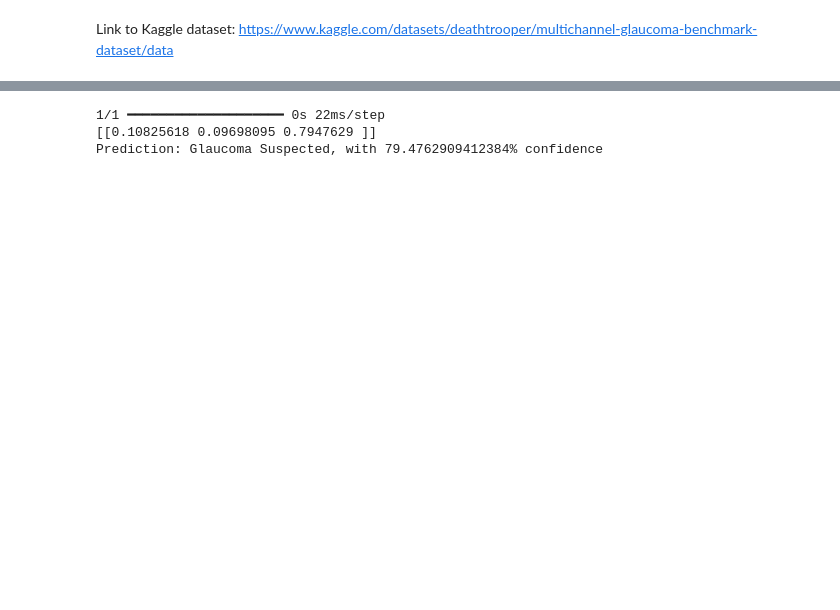
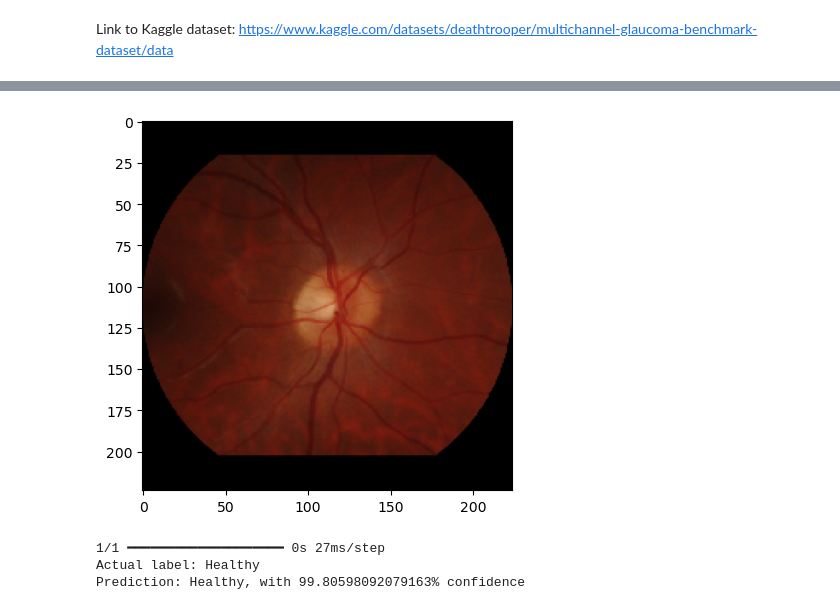
Before and after one commit to natejparker/glaucoma-predictive-imaging, a Jupyter notebook: glaucoma-predictive-imaging.ipynb, the cells around one changed output, grey strips where cells are left out. Saved outputs shown, nothing was run; the diff lists cells and outputs as text; code cells hidden in the pictures; blank space fills up the shorter version.

```diff
--- a/glaucoma-predictive-imaging.ipynb
+++ b/glaucoma-predictive-imaging.ipynb
@@ -216,21 +269,24 @@ Prediction: Glaucoma, with 98.65332841873169% confidence
 # %%
-img_path = 'full-fundus/full-fundus/PAPILA-21.png'
+img_path = 'full-fundus/full-fundus/PAPILA-22.png'
 img = image.load_img(img_path, target_size=(224, 224))
-
+plt.imshow(img)
+plt.show()
+plt.close()
 img_array_representation = np.expand_dims(image.img_to_array(img), axis=0)
 img_array_representation = preprocess_input(img_array_representation)
 
 prediction = model.predict(img_array_representation)
-print(prediction)
+print("Actual label: Healthy")
 # Interpret the prediction
 if prediction[0][0] > prediction[0][1] and prediction[0][0] > prediction[0][2]:
-    print(f"Prediction: Glaucoma, with {prediction[0][0] * 100}% confidence")
+    print(f"Prediction: Glaucoma Suspected, with {prediction[0][0] * 100}% confidence")
 elif prediction[0][1] > prediction[0][0] and prediction[0][1] > prediction[0][2]:
     print(f"Prediction: Healthy, with {prediction[0][1] * 100}% confidence")
 else:
-    print(f"Prediction: Glaucoma Suspected, with {prediction[0][2] * 100}% confidence")
+    print(f"Prediction: Glaucoma, with {prediction[0][2] * 100}% confidence")
 # %% [output]
+[figure, added]
-1/1 ━━━━━━━━━━━━━━━━━━━━ 0s 22ms/step
-[[0.10825618 0.09698095 0.7947629 ]]
-Prediction: Glaucoma Suspected, with 79.4762909412384% confidence
+1/1 ━━━━━━━━━━━━━━━━━━━━ 0s 27ms/step
+Actual label: Healthy
+Prediction: Healthy, with 99.80598092079163% confidence
 # %%
```
Also changed, not shown: parts of 14 cells of this notebook, 6 other files.
